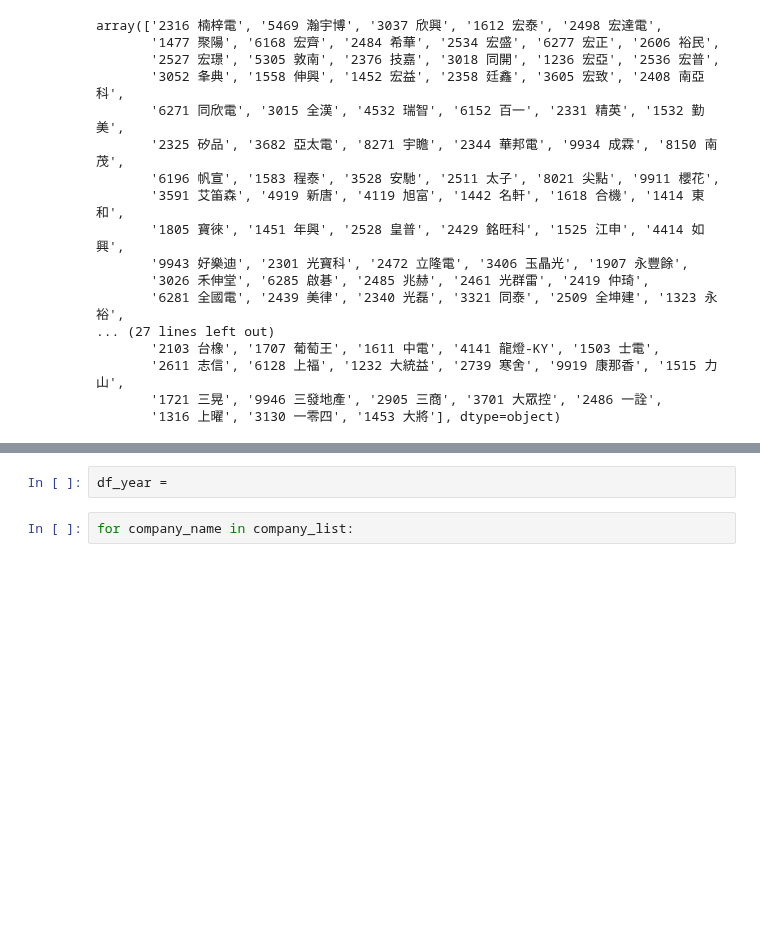
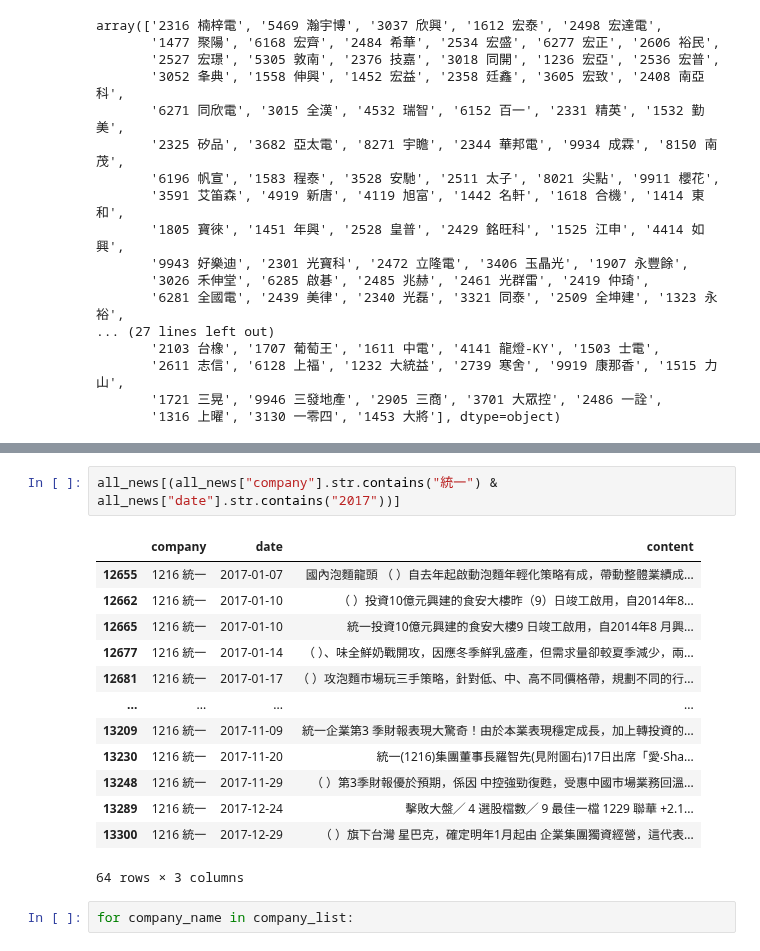
Before and after one commit to roccqqck/news_bert, a Jupyter notebook: 6.news_data_preprocessing.ipynb, the cells around one changed output, grey strips where cells are left out. Cells and saved outputs as stored; diff of their text form; blank space fills up the shorter version.

Commit message:
pandas column1==n & column2==m

```diff
--- a/6.news_data_preprocessing.ipynb
+++ b/6.news_data_preprocessing.ipynb
@@ -437,7 +437,21 @@ df_company
 | 3038 | 2316 楠梓電 | 2008-11-26 | 市場傳出日月光無預警裁員千人，也有一種說法是高雄廠自10月起裁員1... | 406 |
 | 3242 | 2316 楠梓電 | 2008-12-25 | 景氣急凍，全台最大印刷電路板（PCB）集團欣興電子（3037）傳出... | 827 |
 109 rows × 4 columns
-# %%
-df_year =
+# %%
+all_news[(all_news["company"].str.contains("統一") & all_news["date"].str.contains("2017"))]
+# %% [output]
+|  | company | date | content |
+| 12655 | 1216 統一 | 2017-01-07 | 國內泡麵龍頭 （ ）自去年起啟動泡麵年輕化策略有成，帶動整體業績成... |
+| 12662 | 1216 統一 | 2017-01-10 | （ ）投資10億元興建的食安大樓昨（9）日竣工啟用，自2014年8... |
+| 12665 | 1216 統一 | 2017-01-10 | 統一投資10億元興建的食安大樓9 日竣工啟用，自2014年8 月興... |
+| 12677 | 1216 統一 | 2017-01-14 | （ ）、味全鮮奶戰開攻，因應冬季鮮乳盛產，但需求量卻較夏季減少，兩... |
+| 12681 | 1216 統一 | 2017-01-17 | （ ）攻泡麵市場玩三手策略，針對低、中、高不同價格帶，規劃不同的行... |
+| ... | ... | ... | ... |
+| 13209 | 1216 統一 | 2017-11-09 | 統一企業第3 季財報表現大驚奇！由於本業表現穩定成長，加上轉投資的... |
+| 13230 | 1216 統一 | 2017-11-20 | 統一(1216)集團董事長羅智先(見附圖右)17日出席「愛‧Sha... |
+| 13248 | 1216 統一 | 2017-11-29 | （ ）第3季財報優於預期，係因 中控強勁復甦，受惠中國市場業務回溫... |
+| 13289 | 1216 統一 | 2017-12-24 | 擊敗大盤╱ 4 選股檔數╱ 9 最佳一檔 1229 聯華 +2.1... |
+| 13300 | 1216 統一 | 2017-12-29 | （ ）旗下台灣 星巴克，確定明年1月起由 企業集團獨資經營，這代表... |
+64 rows × 3 columns
 # %%
 for company_name in company_list:
```
Also changed, not shown: parts of 3 cells of this notebook.
